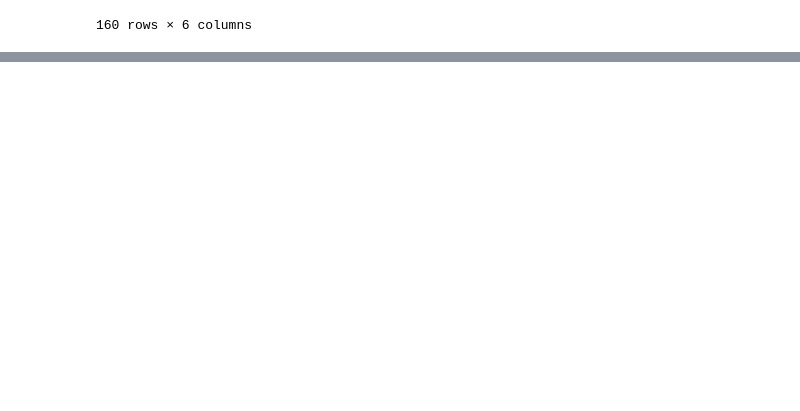
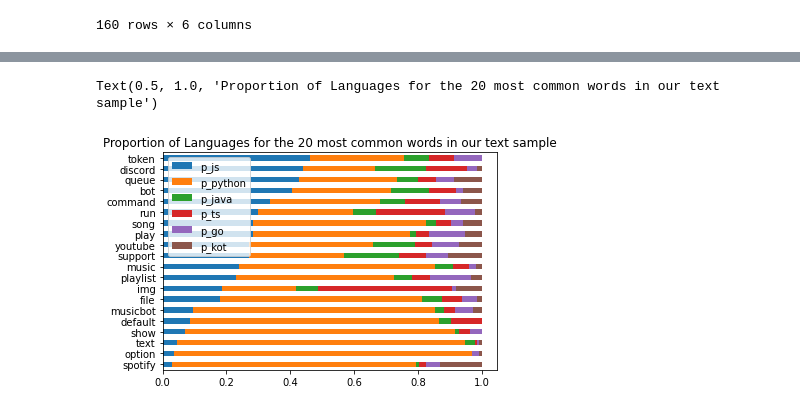
Before and after one commit to bert-jason-ray/nlp-group-project, a Jupyter notebook: ray_scratchbook.ipynb, the cells around one changed output, grey strips where cells are left out. Cells and saved outputs as stored; diff of their text form; code cells hidden in the pictures; blank space fills up the shorter version.

Commit message:
updated visuals

```diff
--- a/ray_scratchbook.ipynb
+++ b/ray_scratchbook.ipynb
@@ -153,3 +95,3 @@ df
 # %%
-train, validate, test = prepare.split_github_data(df)
+train, test = prepare.split_github_data(df)
 # %% [output]
@@ -162,0 +144,11 @@ train.shape
+# %%
+# returns the frequency of top words by each language
+
+js_freq = pd.Series(js_words.split()).value_counts()
+python_freq = pd.Series(python_words.split()).value_counts()
+j_freq = pd.Series(j_words.split()).value_counts()
+ts_freq = pd.Series(ts_words.split()).value_counts()
+go_freq = pd.Series(go_words.split()).value_counts()
+kotlin_freq = pd.Series(kotlin_words.split()).value_counts()
+
+js_freq.head()
@@ -162,0 +162,9 @@ train.shape
+# %%
+word_counts = (pd.concat([js_freq, python_freq, j_freq, ts_freq, go_freq, kotlin_freq], axis=1, sort=True)
+               .set_axis(['JavaScript', 'Python', 'Java', 'TypeScript', 'Go', 'Kotlin'], axis=1, inplace=False)
+               .fillna(0)
+               .apply(lambda s: s.astype(int))
+              )
+
+word_counts['all'] = word_counts['JavaScript'] + word_counts['Python'] + word_counts['Java'] + word_counts['TypeScript'] + word_counts['Go'] + word_counts['Kotlin']
+word_counts.sort_values(by="all", ascending = False).head(20)
@@ -162,0 +189,19 @@ train.shape
+# %%
+# visualize the percentage of the terms
+
+(word_counts.assign(p_js = word_counts.JavaScript/word_counts['all'],
+                   p_python = word_counts.Python/word_counts['all'],
+                    p_java = word_counts.Java/word_counts['all'],
+                    p_ts = word_counts.TypeScript/word_counts['all'],
+                    p_go = word_counts.Go/word_counts['all'],
+                    p_kot = word_counts.Kotlin/word_counts['all'])
+ .sort_values(by='all')[['p_js', 'p_python', 'p_java', 'p_ts', 'p_go', 'p_kot']]
+ .tail(20)
+ .sort_values('p_js')
+ .plot.barh(stacked=True)
+)
+
+plt.title("Proportion of Languages for the 20 most common words in our text sample")
+# %% [output]
+Text(0.5, 1.0, 'Proportion of Languages for the 20 most common words in our text sample')
+[figure, added]
```
Also changed, not shown: parts of 24 cells of this notebook.
